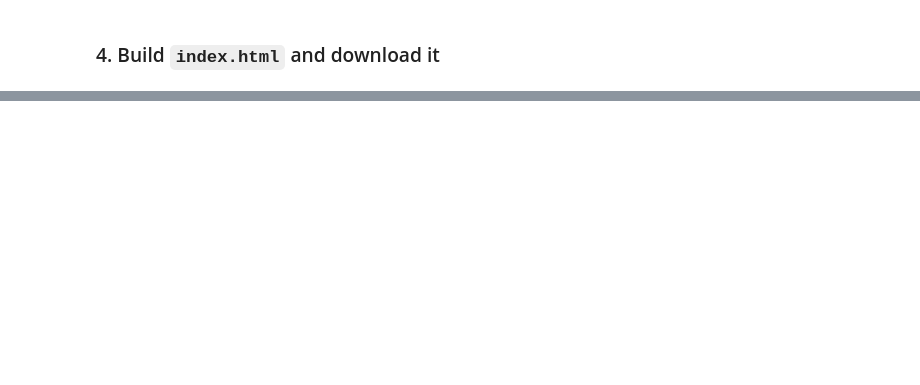
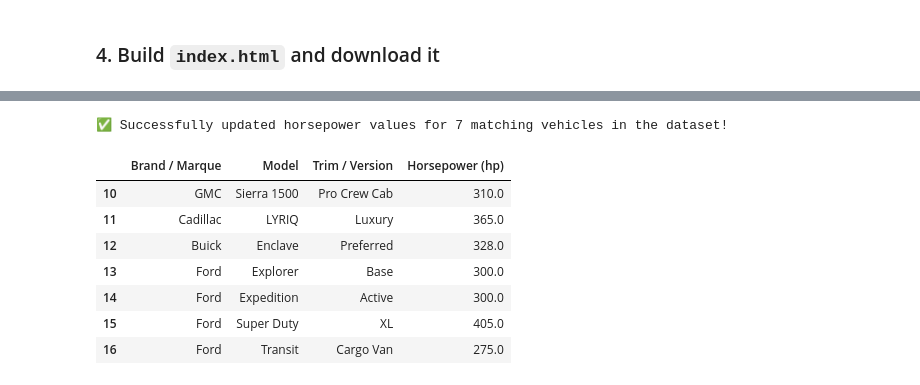
Before and after one commit to Alexis200216/Difference-between-2020-and-2026-Automotive-Groups, a Jupyter notebook: Automotive_Static_Site_Builder.ipynb, the cells around one changed output, grey strips where cells are left out. Cells and saved outputs as stored; diff of their text form; code cells hidden in the pictures; blank space fills up the shorter version.

```diff
--- a/Automotive_Static_Site_Builder.ipynb
+++ b/Automotive_Static_Site_Builder.ipynb
@@ -404,0 +440,38 @@ files.download(OUTPUT_FILE)
+# %%
+import pandas as pd
+
+# Map of (Brand, Model, Trim) -> Horsepower to fill the missing values
+hp_updates = [
+    {"Brand": "GMC", "Model": "Sierra 1500", "Trim": "Pro Crew Cab", "HP": 310},
+    {"Brand": "Cadillac", "Model": "LYRIQ", "Trim": "Luxury", "HP": 365},
+    {"Brand": "Buick", "Model": "Enclave", "Trim": "Preferred", "HP": 328},
+    {"Brand": "Ford", "Model": "Explorer", "Trim": "Base", "HP": 300},
+    {"Brand": "Ford", "Model": "Expedition", "Trim": "Active", "HP": 300},
+    {"Brand": "Ford", "Model": "Super Duty", "Trim": "XL", "HP": 405},
+    {"Brand": "Ford", "Model": "Transit", "Trim": "Cargo Van", "HP": 275}
+]
+
+# Apply updates in the dataframe
+updated_count = 0
+for update in hp_updates:
+    brand_mask = df["Brand / Marque"].str.lower().str.strip() == update["Brand"].lower()
+    model_mask = df["Model"].str.lower().str.strip() == update["Model"].lower()
+    trim_mask = df["Trim / Version"].str.lower().str.strip() == update["Trim"].lower()
+
+    full_mask = brand_mask & model_mask & trim_mask
+    if full_mask.any():
+        df.loc[full_mask, HP_COL] = update["HP"]
+        updated_count += 1
+
+print(f"✅ Successfully updated horsepower values for {updated_count} matching vehicles in the dataset!")
+display(df[df["Model"].isin([u["Model"] for u in hp_updates])][["Brand / Marque", "Model", "Trim / Version", HP_COL]])
+# %% [output]
+✅ Successfully updated horsepower values for 7 matching vehicles in the dataset!
+|  | Brand / Marque | Model | Trim / Version | Horsepower (hp) |
+| 10 | GMC | Sierra 1500 | Pro Crew Cab | 310.0 |
+| 11 | Cadillac | LYRIQ | Luxury | 365.0 |
+| 12 | Buick | Enclave | Preferred | 328.0 |
+| 13 | Ford | Explorer | Base | 300.0 |
+| 14 | Ford | Expedition | Active | 300.0 |
+| 15 | Ford | Super Duty | XL | 405.0 |
+| 16 | Ford | Transit | Cargo Van | 275.0 |
```
Also changed, not shown: parts of 9 cells of this notebook.
